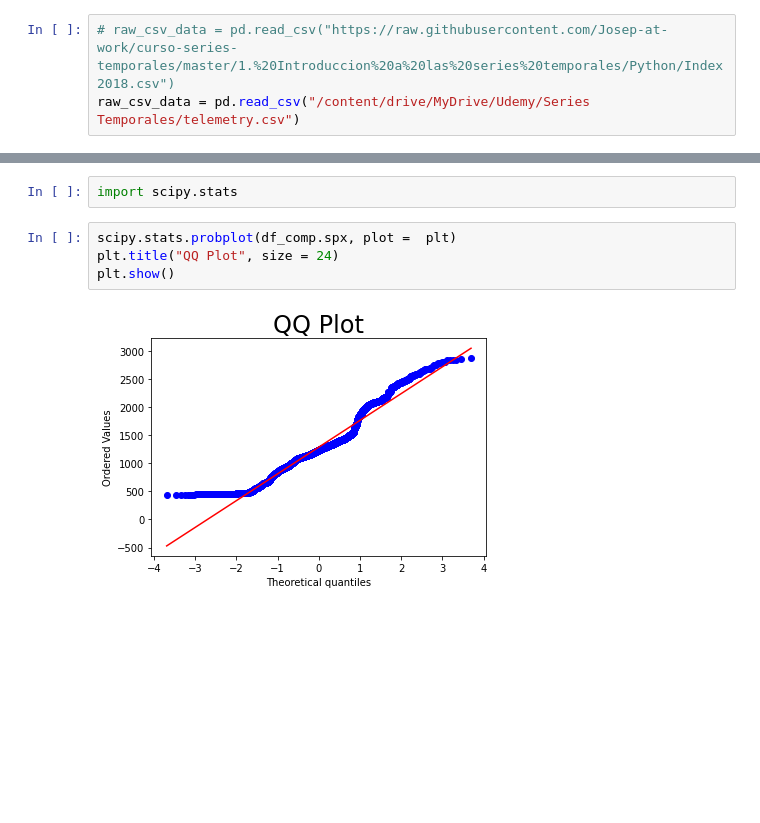
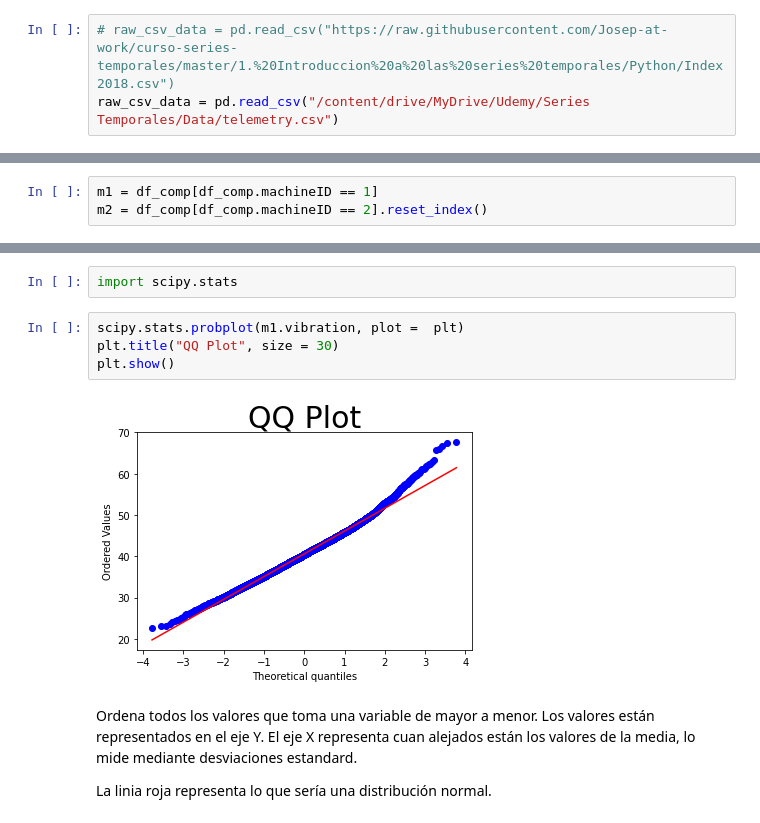
Before and after one commit to Josep-at-work/curso-series-temporales, a Jupyter notebook: 1. Introduccion a las series temporales/Python/1_Python_Introducción_a_las_series_temporales.ipynb, the cells around one changed output, grey strips where cells are left out. Drawn from its saved outputs; the diff is of its cells as text; blank space fills up the shorter version.

```diff
--- a/1. Introduccion a las series temporales/Python/1_Python_Introducción_a_las_series_temporales.ipynb
+++ b/1. Introduccion a las series temporales/Python/1_Python_Introducción_a_las_series_temporales.ipynb
@@ -19,7 +19,7 @@ drive.mount('/content/drive')
 Mounted at /content/drive
 # %%
 # raw_csv_data = pd.read_csv("https://raw.githubusercontent.com/Josep-at-work/curso-series-temporales/master/1.%20Introduccion%20a%20las%20series%20temporales/Python/Index2018.csv")
-raw_csv_data = pd.read_csv("/content/drive/MyDrive/Udemy/Series Temporales/telemetry.csv")
+raw_csv_data = pd.read_csv("/content/drive/MyDrive/Udemy/Series Temporales/Data/telemetry.csv")
 # %%
 df_comp = raw_csv_data.copy()
 # %% [markdown]
@@ -93,2 +94,5 @@ df_comp.spx.isna().sum()
 # %% [markdown]
 ### Plotting the Data
+# %%
+m1 = df_comp[df_comp.machineID == 1]
+m2 = df_comp[df_comp.machineID == 2].reset_index()
@@ -116,8 +152,12 @@ plt.show()
 # %%
 import scipy.stats
 # %%
-scipy.stats.probplot(df_comp.spx, plot =  plt)
-plt.title("QQ Plot", size = 24)
+scipy.stats.probplot(m1.vibration, plot =  plt)
+plt.title("QQ Plot", size = 30)
 plt.show()
 # %% [output]
-[figure, old version]
+[figure, new version]
+# %% [markdown]
+Ordena todos los valores que toma una variable de mayor a menor. Los valores están representados en el eje Y. El eje X representa cuan alejados están los valores de la media, lo mide mediante desviaciones estandard.
+
+La linia roja representa lo que sería una distribución normal.
```
Also changed, not shown: parts of 11 cells of this notebook.
